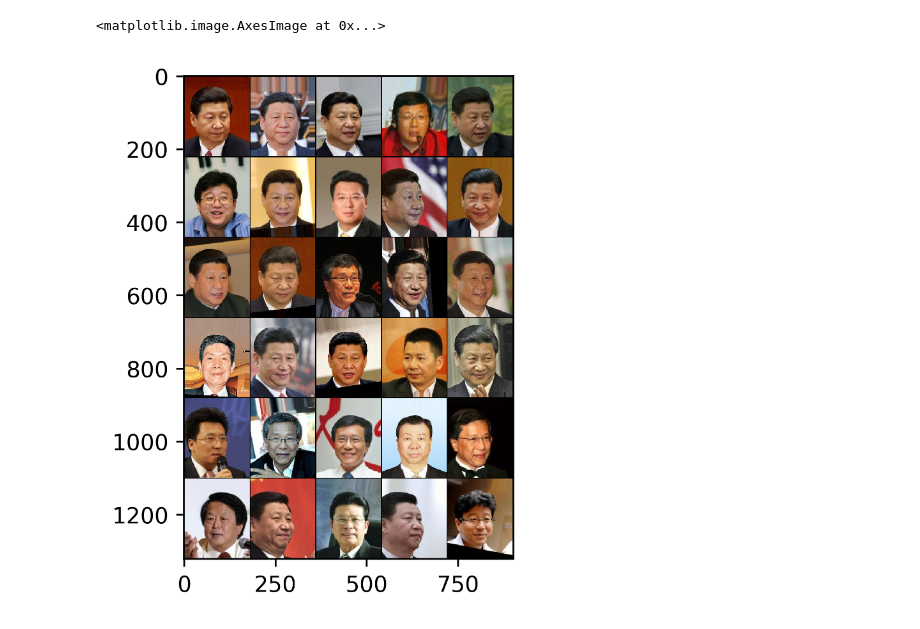
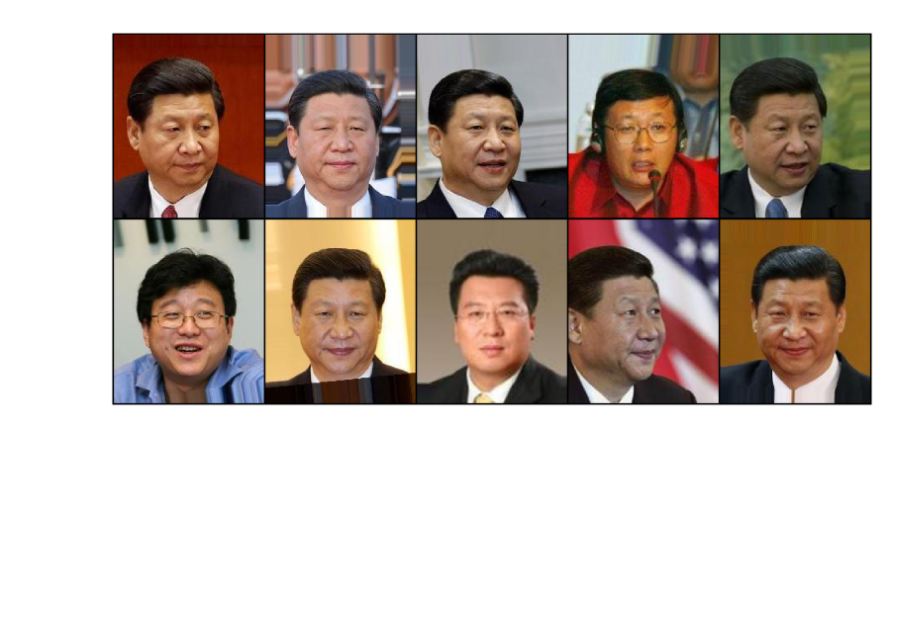
Before and after one commit to wzh0317/similar-face, a Jupyter notebook: Result.ipynb, the cells around one changed output. Saved outputs shown, nothing was run; the diff lists cells and outputs as text; code cells hidden in the pictures; blank space fills up the shorter version.

```diff
--- a/Result.ipynb
+++ b/Result.ipynb
@@ -125,15 +126,16 @@ torch.Size([3, 217, 178])
 # %%
 # find the k most similar faces
-k = 30
+k = 10
 k_closest_indices = np.argsort(distances)[:k]
 k_closest_filenames = np.array(filenames)[k_closest_indices]
 k_closest_images = []
 for f in k_closest_filenames:
     k_closest_images.append(transforms.ToTensor()(Image.open(f'img_align_celeba/{f}')))
 k_closest_images = torch.stack(k_closest_images)
 k_closest_images = np.transpose(make_grid(k_closest_images, nrow=5), (1, 2, 0))
 plt.figure(dpi=500)
+plt.axis('off')
 plt.imshow(k_closest_images)
+plt.savefig('./results/k_closest_faces.png')
 # %% [output]
-<matplotlib.image.AxesImage at 0x...>
-[figure, old version]
+[figure, new version]
```
Also changed, not shown: parts of 1 cell of this notebook, 5 other files.
